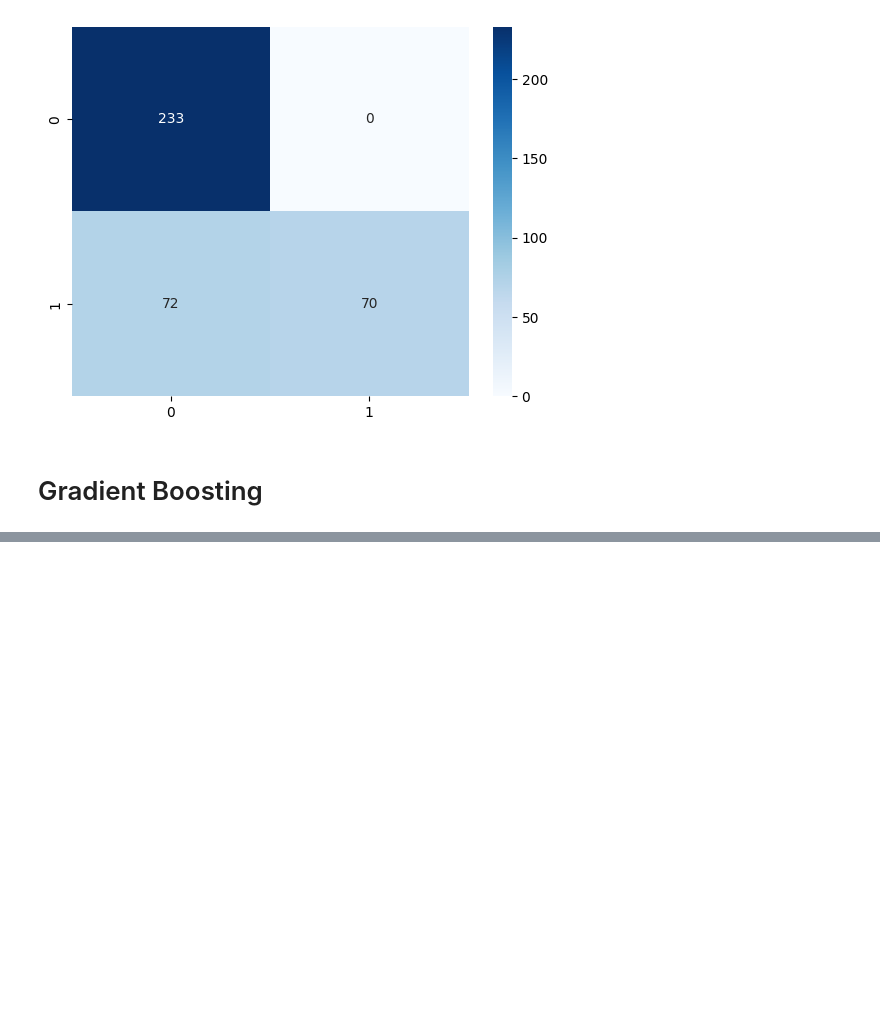
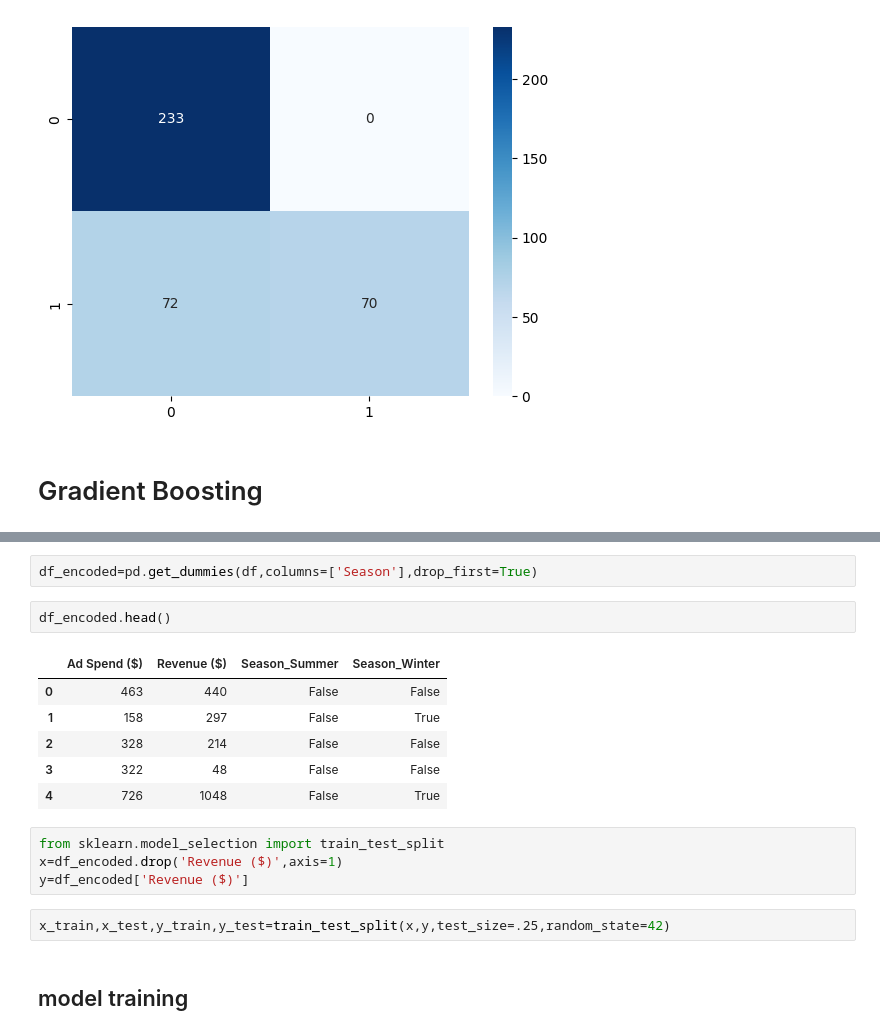
Before and after one commit to rupeshkumarp/ML, a Jupyter notebook: ensemble/boosting.ipynb, the cells around one changed output, grey strips where cells are left out. Saved outputs shown, nothing was run; the diff lists cells and outputs as text; blank space fills up the shorter version.

```diff
--- a/ensemble/boosting.ipynb
+++ b/ensemble/boosting.ipynb
@@ -128,0 +133,19 @@ sns.heatmap(cm,annot=True,fmt='d',cmap='Blues')
+# %%
+df_encoded=pd.get_dummies(df,columns=['Season'],drop_first=True)
+# %%
+df_encoded.head()
+# %% [output]
+|  | Ad Spend ($) | Revenue ($) | Season_Summer | Season_Winter |
+| 0 | 463 | 440 | False | False |
+| 1 | 158 | 297 | False | True |
+| 2 | 328 | 214 | False | False |
+| 3 | 322 | 48 | False | False |
+| 4 | 726 | 1048 | False | True |
+# %%
+from sklearn.model_selection import train_test_split
+x=df_encoded.drop('Revenue ($)',axis=1)
+y=df_encoded['Revenue ($)']
+# %%
+x_train,x_test,y_train,y_test=train_test_split(x,y,test_size=.25,random_state=42)
+# %% [markdown]
+## model training
```
Also changed, not shown: parts of 12 cells of this notebook.
